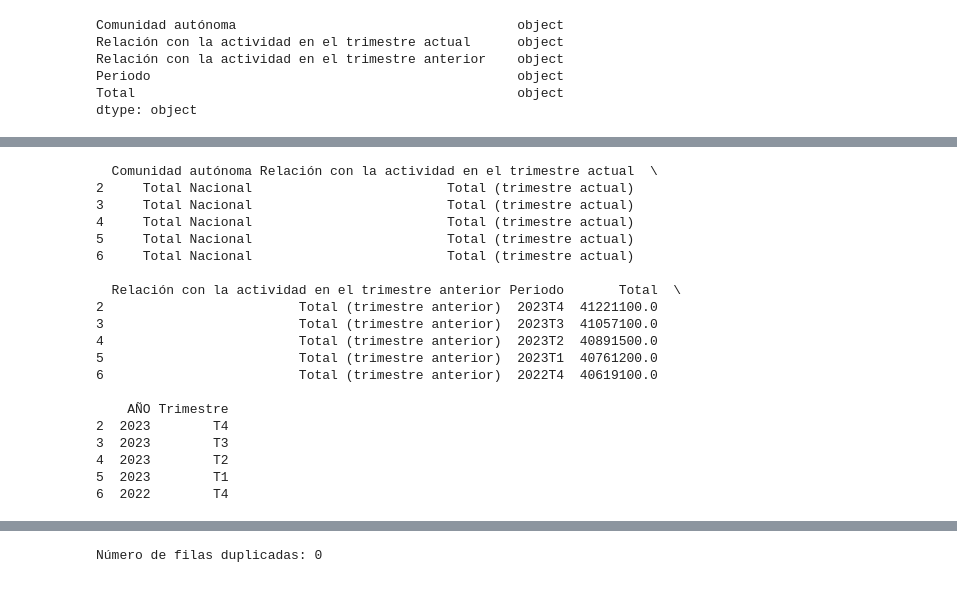
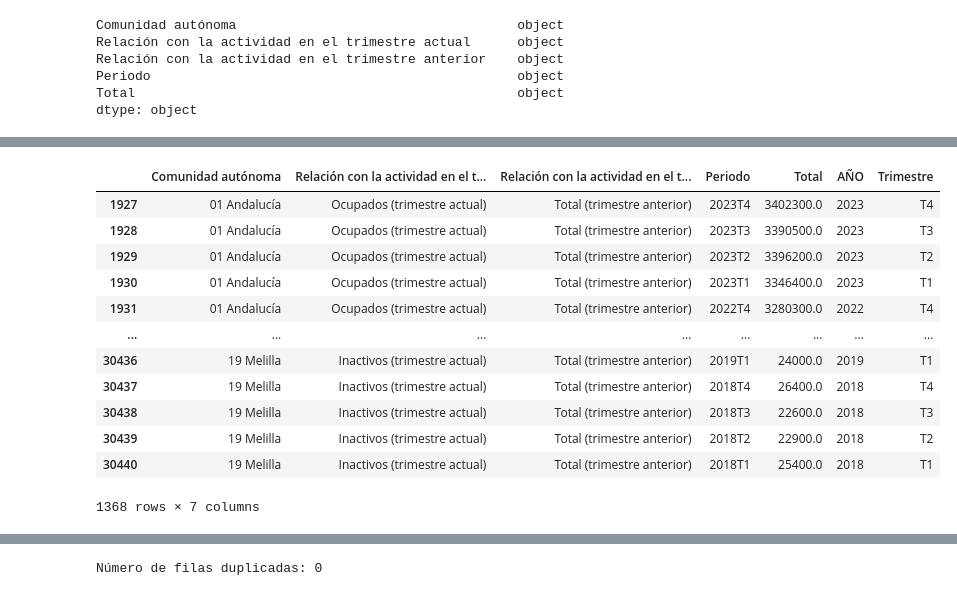
Before and after one commit to cdeniaca/Group-7, a Jupyter notebook: Poblacion_Activa.ipynb, the cells around one changed output, grey strips where cells are left out. Cells and saved outputs as stored; diff of their text form; code cells hidden in the pictures.

```diff
--- a/Poblacion_Activa.ipynb
+++ b/Poblacion_Activa.ipynb
@@ -83,28 +85,23 @@ población_activa_df['Trimestre'] = población_activa_df['Periodo'].str[4:]
 años_filtrados = ['2018', '2019', '2020', '2021', '2022', '2023']
 población_activa_df = población_activa_df[
     población_activa_df['AÑO'].isin(años_filtrados) &
-    (población_activa_df['Comunidad autónoma'] != 'Total Nacional')
+    (población_activa_df['Comunidad autónoma'] != 'Total Nacional') &
+    (población_activa_df['Relación con la actividad en el trimestre actual'] != 'Total (trimestre actual)') &
+    (población_activa_df['Relación con la actividad en el trimestre anterior'] == 'Total (trimestre anterior)')
 ]
-# %%
-print(población_activa_df.head())
-# %% [output]
-  Comunidad autónoma Relación con la actividad en el trimestre actual  \
-2     Total Nacional                         Total (trimestre actual)
-3     Total Nacional                         Total (trimestre actual)
-4     Total Nacional                         Total (trimestre actual)
-5     Total Nacional                         Total (trimestre actual)
-6     Total Nacional                         Total (trimestre actual)
-
-  Relación con la actividad en el trimestre anterior Periodo       Total  \
-2                         Total (trimestre anterior)  2023T4  41221100.0
-3                         Total (trimestre anterior)  2023T3  41057100.0
-4                         Total (trimestre anterior)  2023T2  40891500.0
-5                         Total (trimestre anterior)  2023T1  40761200.0
-6                         Total (trimestre anterior)  2022T4  40619100.0
-
-    AÑO Trimestre
-2  2023        T4
-3  2023        T3
-4  2023        T2
-5  2023        T1
-6  2022        T4
+# %%
+población_activa_df
+# %% [output]
+|  | Comunidad autónoma | Relación con la actividad en el t... | Relación con la actividad en el t... | Periodo | Total | AÑO | Trimestre |
+| 1927 | 01 Andalucía | Ocupados (trimestre actual) | Total (trimestre anterior) | 2023T4 | 3402300.0 | 2023 | T4 |
+| 1928 | 01 Andalucía | Ocupados (trimestre actual) | Total (trimestre anterior) | 2023T3 | 3390500.0 | 2023 | T3 |
+| 1929 | 01 Andalucía | Ocupados (trimestre actual) | Total (trimestre anterior) | 2023T2 | 3396200.0 | 2023 | T2 |
+| 1930 | 01 Andalucía | Ocupados (trimestre actual) | Total (trimestre anterior) | 2023T1 | 3346400.0 | 2023 | T1 |
+| 1931 | 01 Andalucía | Ocupados (trimestre actual) | Total (trimestre anterior) | 2022T4 | 3280300.0 | 2022 | T4 |
+| ... | ... | ... | ... | ... | ... | ... | ... |
+| 30436 | 19 Melilla | Inactivos (trimestre actual) | Total (trimestre anterior) | 2019T1 | 24000.0 | 2019 | T1 |
+| 30437 | 19 Melilla | Inactivos (trimestre actual) | Total (trimestre anterior) | 2018T4 | 26400.0 | 2018 | T4 |
+| 30438 | 19 Melilla | Inactivos (trimestre actual) | Total (trimestre anterior) | 2018T3 | 22600.0 | 2018 | T3 |
+| 30439 | 19 Melilla | Inactivos (trimestre actual) | Total (trimestre anterior) | 2018T2 | 22900.0 | 2018 | T2 |
+| 30440 | 19 Melilla | Inactivos (trimestre actual) | Total (trimestre anterior) | 2018T1 | 25400.0 | 2018 | T1 |
+1368 rows × 7 columns
```
Also changed, not shown: parts of 18 cells of this notebook.
